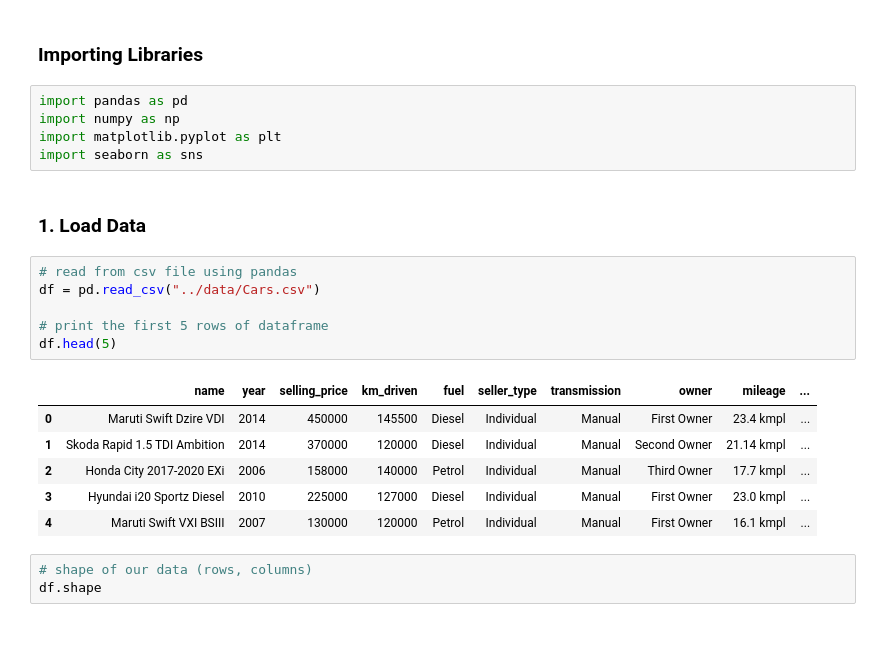
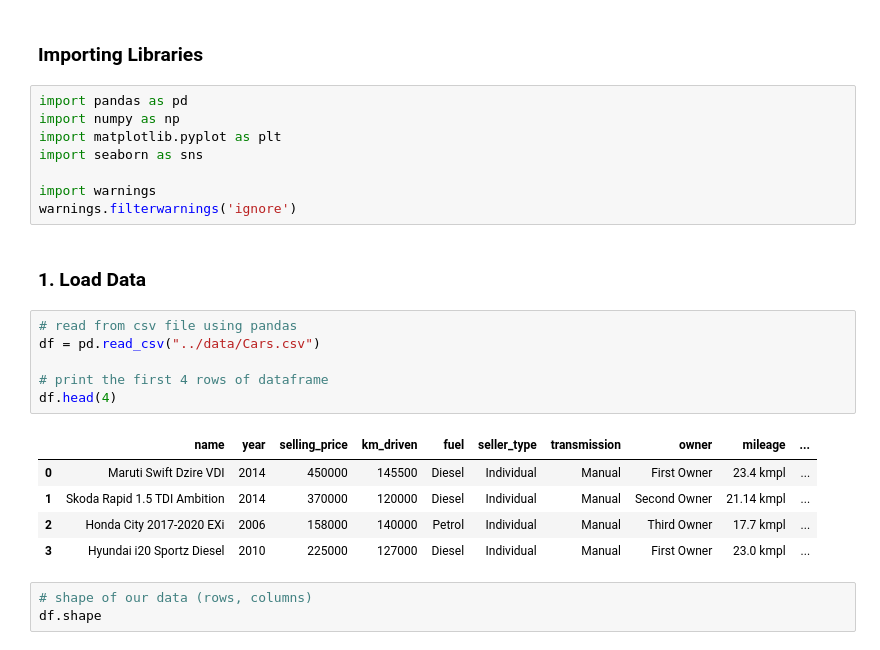
Before and after one commit to puskr99/car-price-prediction-ML, a Jupyter notebook: code/car-price-prediction.ipynb, the cells around one changed output. Drawn from its saved outputs; the diff is of its cells as text.

```diff
--- a/code/car-price-prediction.ipynb
+++ b/code/car-price-prediction.ipynb
@@ -23,21 +22,23 @@ import pandas as pd
 import numpy as np
 import matplotlib.pyplot as plt
 import seaborn as sns
+
+import warnings
+warnings.filterwarnings('ignore')
 # %% [markdown]
 ### 1. Load Data
 # %%
 # read from csv file using pandas
 df = pd.read_csv("../data/Cars.csv")
 
-# print the first 5 rows of dataframe
-df.head(5)
+# print the first 4 rows of dataframe
+df.head(4)
 # %% [output]
 |  | name | year | selling_price | km_driven | fuel | seller_type | transmission | owner | mileage | ... |
 | 0 | Maruti Swift Dzire VDI | 2014 | 450000 | 145500 | Diesel | Individual | Manual | First Owner | 23.4 kmpl | ... |
 | 1 | Skoda Rapid 1.5 TDI Ambition | 2014 | 370000 | 120000 | Diesel | Individual | Manual | Second Owner | 21.14 kmpl | ... |
 | 2 | Honda City 2017-2020 EXi | 2006 | 158000 | 140000 | Petrol | Individual | Manual | Third Owner | 17.7 kmpl | ... |
 | 3 | Hyundai i20 Sportz Diesel | 2010 | 225000 | 127000 | Diesel | Individual | Manual | First Owner | 23.0 kmpl | ... |
-| 4 | Maruti Swift VXI BSIII | 2007 | 130000 | 120000 | Petrol | Individual | Manual | First Owner | 16.1 kmpl | ... |
 # %%
 # shape of our data (rows, columns)
 df.shape
```
Also changed, not shown: parts of 53 cells of this notebook, 1 other file.
